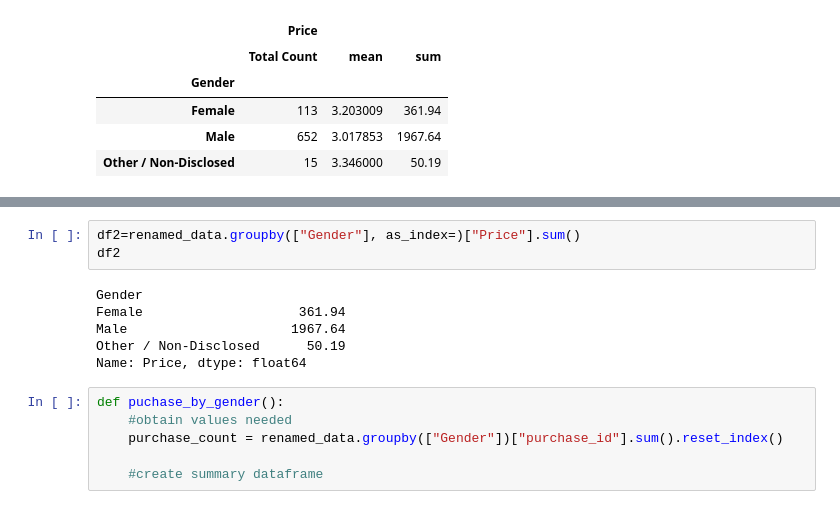
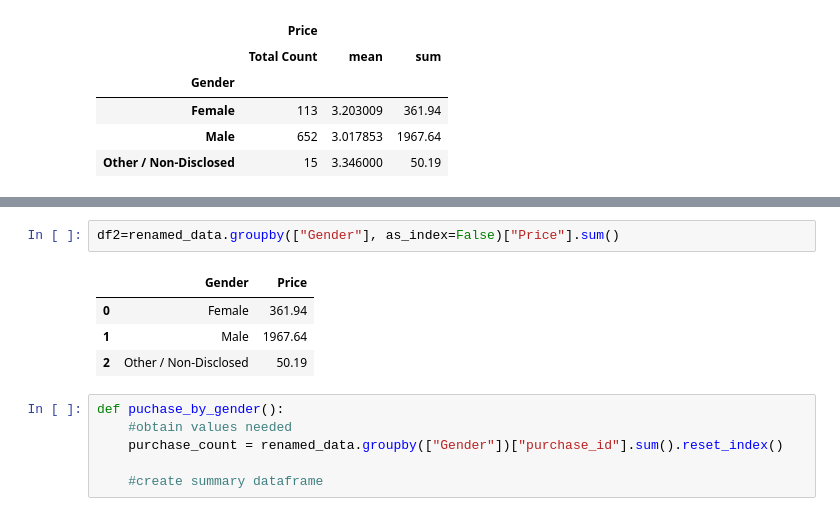
Before and after one commit to maylacdao/pandas-heroes-of-pymoli-analysis, a Jupyter notebook: analysis/HeroesOfPymoli_starter.ipynb, the cells around one changed output, grey strips where cells are left out. Drawn from its saved outputs; the diff is of its cells as text.

```diff
--- a/analysis/HeroesOfPymoli_starter.ipynb
+++ b/analysis/HeroesOfPymoli_starter.ipynb
@@ -218,12 +222,10 @@ df
 # %%
-df2=renamed_data.groupby(["Gender"], as_index=)["Price"].sum()
-df2
+df2=renamed_data.groupby(["Gender"], as_index=False)["Price"].sum()
 # %% [output]
-Gender
-Female                    361.94
-Male                     1967.64
-Other / Non-Disclosed      50.19
-Name: Price, dtype: float64
+|  | Gender | Price |
+| 0 | Female | 361.94 |
+| 1 | Male | 1967.64 |
+| 2 | Other / Non-Disclosed | 50.19 |
 # %%
 def puchase_by_gender():
     #obtain values needed
```
Also changed, not shown: parts of 1 cell of this notebook.
